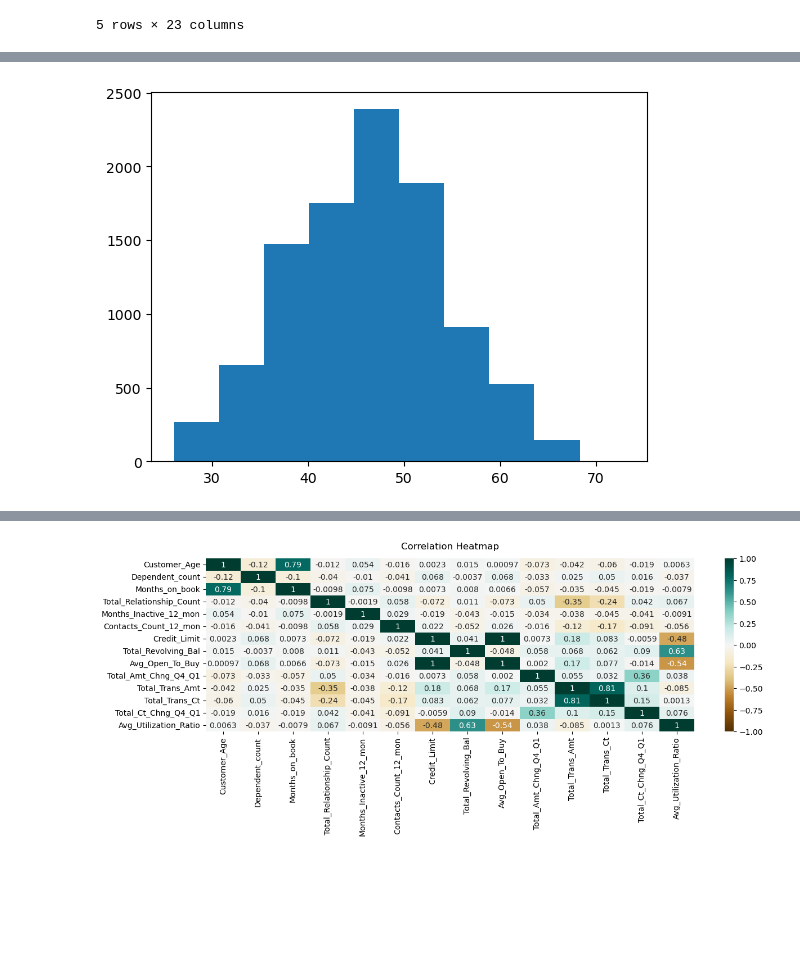
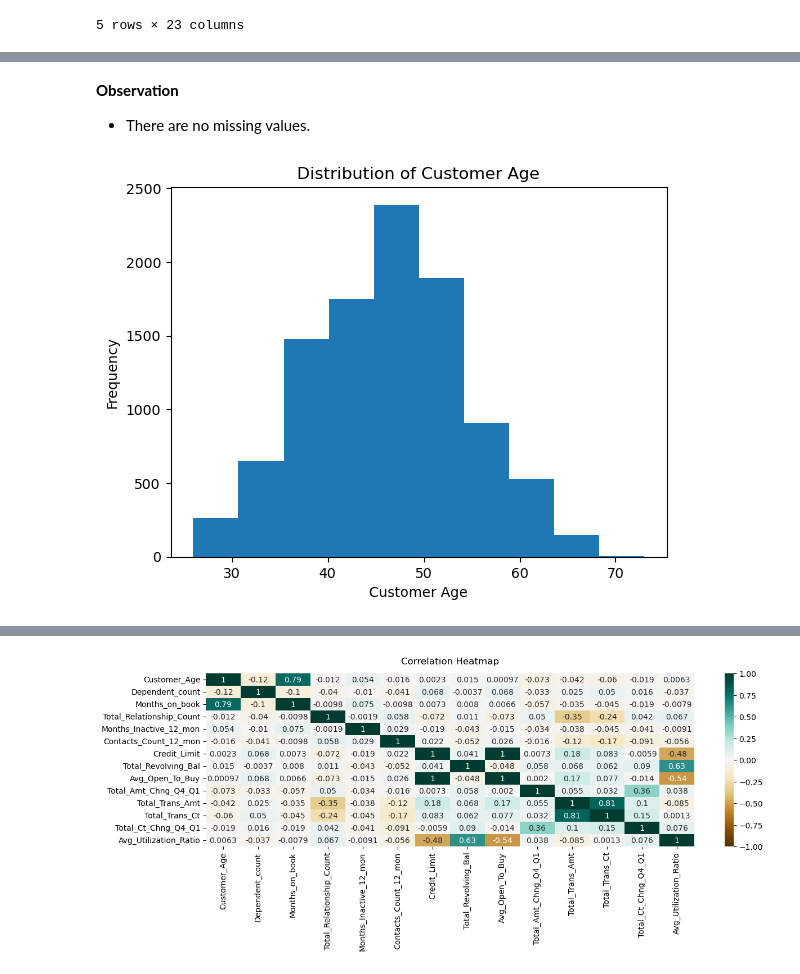
Before and after one commit to MAMokoena/churn, a Jupyter notebook: letlotlo.ipynb, the cells around one changed output, grey strips where cells are left out. Saved outputs shown, nothing was run; the diff lists cells and outputs as text; code cells hidden in the pictures; blank space fills up the shorter version.

```diff
--- a/letlotlo.ipynb
+++ b/letlotlo.ipynb
@@ -6,5 +15,7 @@ import seaborn as sns
 # %%
-mpshe = pd.read_excel('C:/Kopano.xlsx')
+# Load data set
+
+mpshe = pd.read_excel('C:/Users/hocha/Documents/Portfolio Models/Churn_2/Kopano.xlsx')
 mpshe.head()
 # %% [output]
 |  | CustomerCode | Transaction_ID | Interactions_ID | Attrition_Flag | Customer_Age | Gender | Dependent_count | ... |
@@ -17,7 +112,14 @@ mpshe.head()
+# %% [markdown]
+**Observation**
+
+- There are no missing values.
 # %%
+# Check distribution of Customer's Age
+
 m1 = plt.hist(mpshe['Customer_Age'], bins = 10)
-
-# Display the plot
+plt.xlabel('Customer Age')
+plt.ylabel('Frequency')
+plt.title('Distribution of Customer Age')
 plt.show()
 # %% [output]
-[figure, old version]
+[figure, new version]
```
Also changed, not shown: parts of 35 cells of this notebook.
